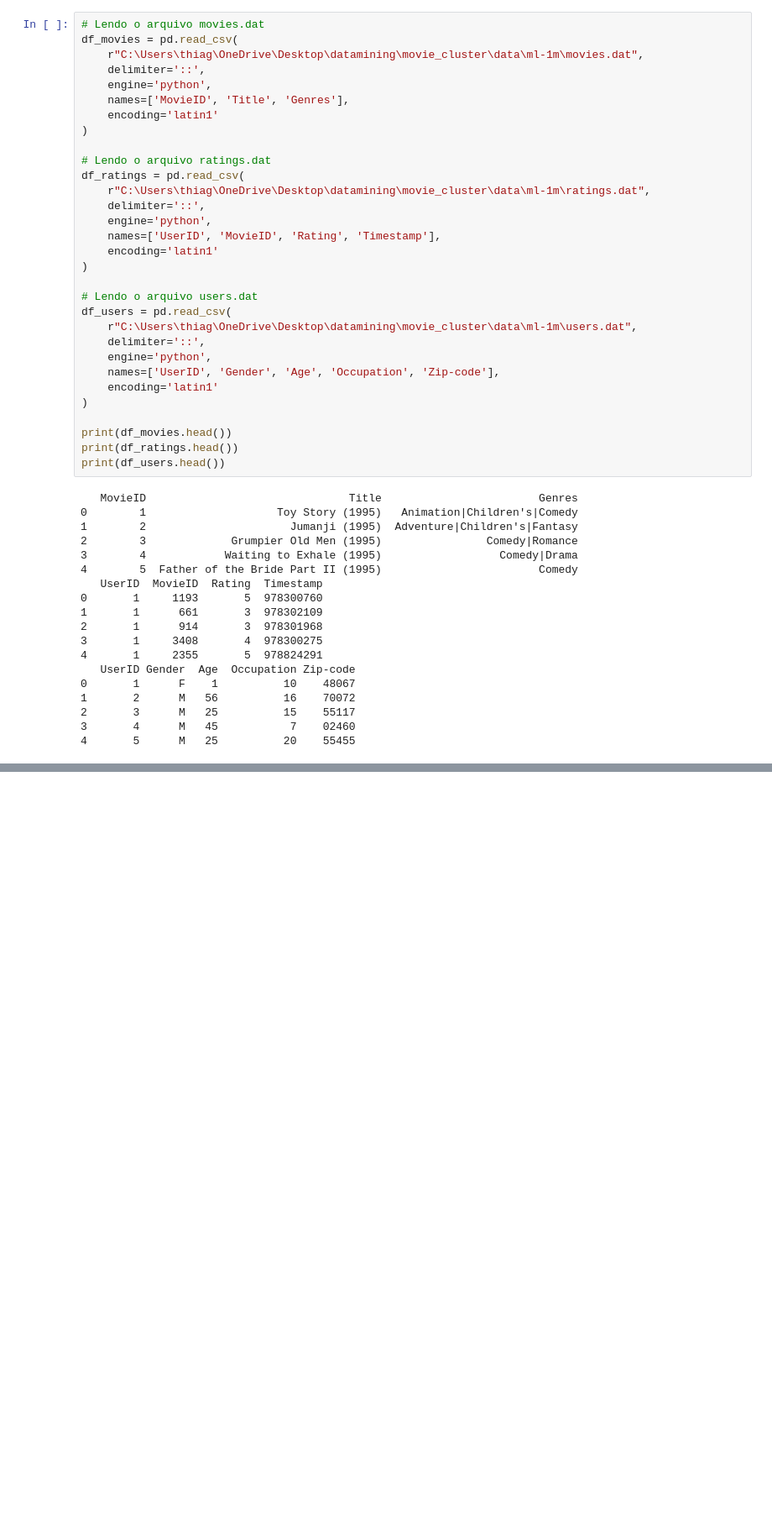
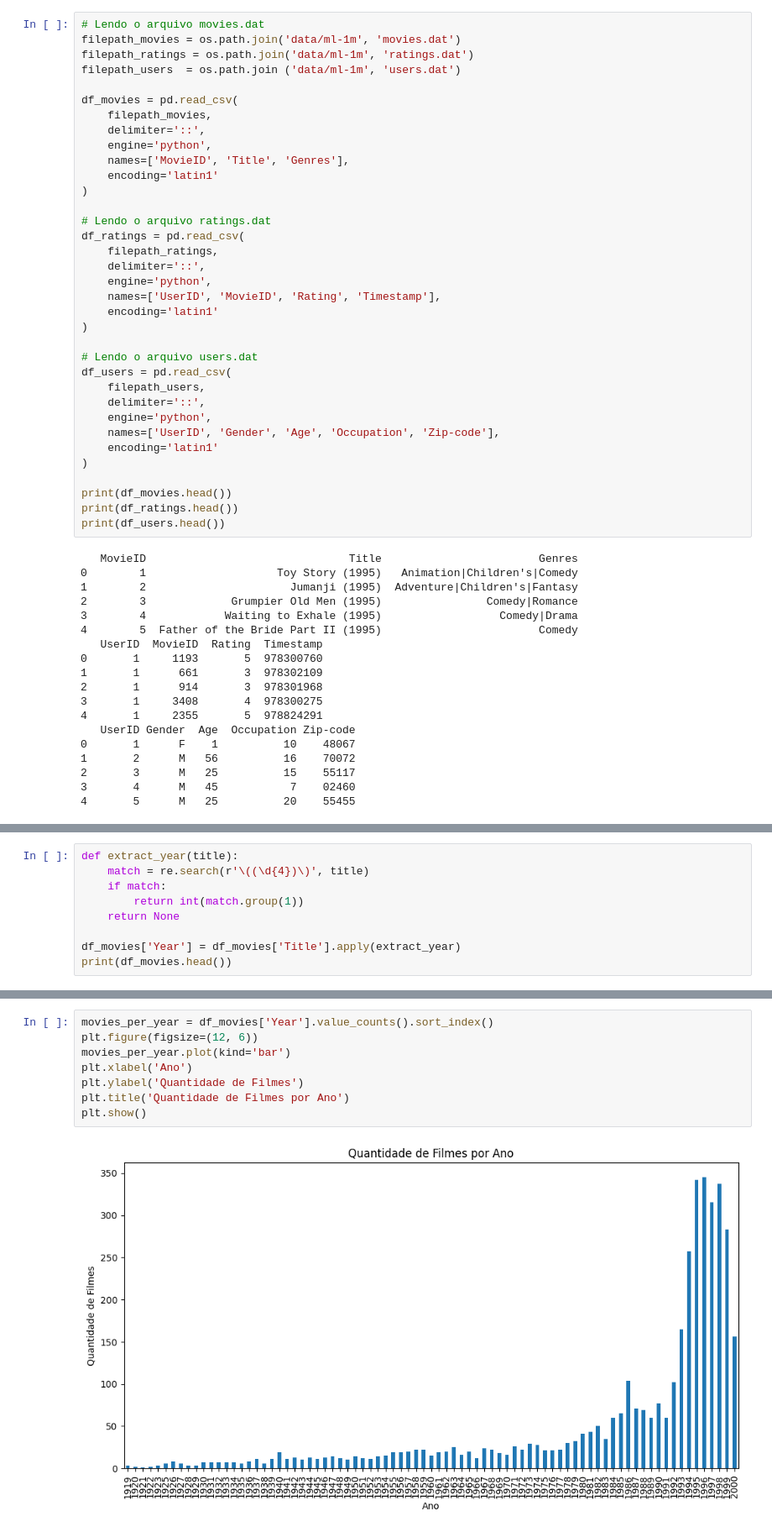
Before and after one commit to thiagomout/datamining, a Jupyter notebook: movie_cluster/movie_cluster.ipynb, the cells around one changed output, grey strips where cells are left out. Shown at 84% size. Saved outputs shown, nothing was run; the diff lists cells and outputs as text; blank space fills up the shorter version.

Commit message:
new graphs

```diff
--- a/movie_cluster/movie_cluster.ipynb
+++ b/movie_cluster/movie_cluster.ipynb
@@ -40,8 +42,12 @@ except requests.exceptions.RequestException as e:
 '\nurl = \'https://files.grouplens.org/datasets/movielens/ml-1m-README.txt\'\n\ntry:\n    response = requests.get(url, verify=False)\n    with open(\'ml-1m.zip\', \'wb\') as file:\n        file.write( ...
 # %%
 # Lendo o arquivo movies.dat
+filepath_movies = os.path.join('data/ml-1m', 'movies.dat')
+filepath_ratings = os.path.join('data/ml-1m', 'ratings.dat')
+filepath_users  = os.path.join ('data/ml-1m', 'users.dat')
+
 df_movies = pd.read_csv(
-    r"C:\Users\thiag\OneDrive\Desktop\datamining\movie_cluster\data\ml-1m\movies.dat",
+    filepath_movies,
     delimiter='::',
     engine='python',
     names=['MovieID', 'Title', 'Genres'],
@@ -50,7 +56,7 @@ df_movies = pd.read_csv(
 
 # Lendo o arquivo ratings.dat
 df_ratings = pd.read_csv(
-    r"C:\Users\thiag\OneDrive\Desktop\datamining\movie_cluster\data\ml-1m\ratings.dat",
+    filepath_ratings,
     delimiter='::',
     engine='python',
     names=['UserID', 'MovieID', 'Rating', 'Timestamp'],
@@ -59,7 +65,7 @@ df_ratings = pd.read_csv(
 
 # Lendo o arquivo users.dat
 df_users = pd.read_csv(
-    r"C:\Users\thiag\OneDrive\Desktop\datamining\movie_cluster\data\ml-1m\users.dat",
+    filepath_users,
     delimiter='::',
     engine='python',
     names=['UserID', 'Gender', 'Age', 'Occupation', 'Zip-code'],
@@ -90,0 +143,9 @@ print(df_users.head())
+# %%
+def extract_year(title):
+    match = re.search(r'\((\d{4})\)', title)
+    if match:
+        return int(match.group(1))
+    return None
+
+df_movies['Year'] = df_movies['Title'].apply(extract_year)
+print(df_movies.head())
@@ -90,0 +168,10 @@ print(df_users.head())
+# %%
+movies_per_year = df_movies['Year'].value_counts().sort_index()
+plt.figure(figsize=(12, 6))
+movies_per_year.plot(kind='bar')
+plt.xlabel('Ano')
+plt.ylabel('Quantidade de Filmes')
+plt.title('Quantidade de Filmes por Ano')
+plt.show()
+# %% [output]
+[figure, added]
```
Also changed, not shown: parts of 14 cells of this notebook.
